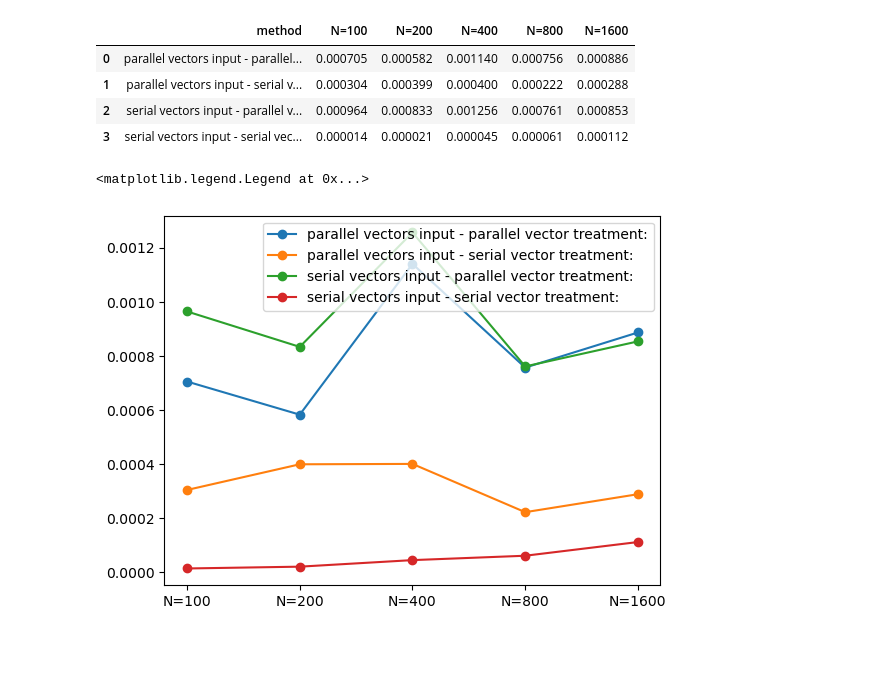
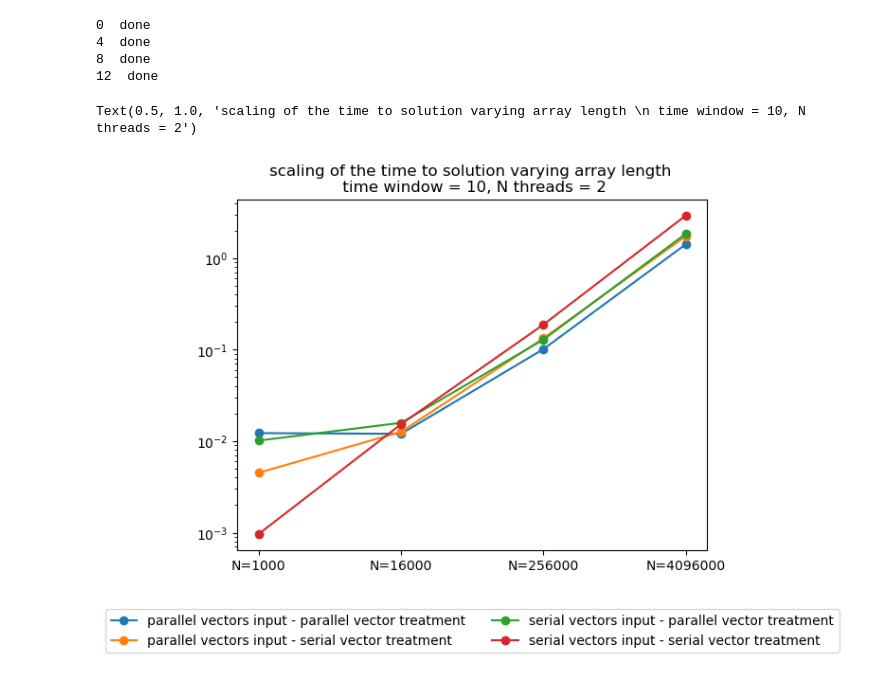
Before and after one commit to giovadg/statistic-parallel-opt, a Jupyter notebook: compare_timings.ipynb, the cells around one changed output. Drawn from its saved outputs; the diff is of its cells as text; code cells hidden in the pictures; blank space fills up the shorter version.

Commit message:
add scaling plots in the nootebook

```diff
--- a/compare_timings.ipynb
+++ b/compare_timings.ipynb
@@ -31,35 +31,34 @@ max correlation is: 0.0607919
 # %%
 import pandas as pd
 import numpy as np
 import subprocess
-
+import matplotlib.pyplot as plt
 df_tot = None
 
-for jj in range(5):
-    N_tot = 10**2 * 2**jj
-    subprocess.run([r".\stats_multithread.exe", str(N_tot)], check=True)
+for jj in range(0,13,4):
+    N_tot = 10**3 * 2**jj
+    subprocess.run([r".\stats_multithread.exe", str(N_tot), str(2), str(10), str(10)], check=True)
 
+    print(jj, " done")
     df = pd.read_csv("timing.csv", sep=";")
     df = df.rename(columns={"time": "N="+str(N_tot)})
     if df_tot is None:
         df_tot = df.copy()
     else:
         df_tot = df_tot.merge(df, on="method", how="outer")
 
-df_tot.head()
+num_cols = df_tot.columns.drop("method")
+
+for ii in range(df_tot.shape[0]):
+    y = df_tot.loc[ii, num_cols].values
+    plt.plot(num_cols, y, marker="o", label=df_tot.loc[ii, "method"])
+    plt.yscale("log")
+plt.legend(loc="upper center", bbox_to_anchor=(0.5, -0.15), ncol=2)
+plt.title("scaling of the time to solution varying array length \n time window = 10, N threads = 2")
 # %% [output]
-|  | method | N=100 | N=200 | N=400 | N=800 | N=1600 |
-| 0 | parallel vectors input - parallel... | 0.000705 | 0.000582 | 0.001140 | 0.000756 | 0.000886 |
-| 1 | parallel vectors input - serial v... | 0.000304 | 0.000399 | 0.000400 | 0.000222 | 0.000288 |
-| 2 | serial vectors input - parallel v... | 0.000964 | 0.000833 | 0.001256 | 0.000761 | 0.000853 |
-| 3 | serial vectors input - serial vec... | 0.000014 | 0.000021 | 0.000045 | 0.000061 | 0.000112 |
+0  done
+4  done
+8  done
+12  done
+Text(0.5, 1.0, 'scaling of the time to solution varying array length \n time window = 10, N threads = 2')
+[figure, added]
-# %%
-num_cols = df_tot.columns.drop("method")
-
-for ii in range(df_tot.shape[0]):
-    y = df_tot.loc[ii, num_cols].values
-    plt.plot(num_cols, y, marker="o", label=df_tot.loc[ii, "method"])
-plt.legend()
-# %% [output]
-<matplotlib.legend.Legend at 0x...>
-[figure, removed]
```
Also changed, not shown: parts of 3 cells of this notebook, 1 other file.
